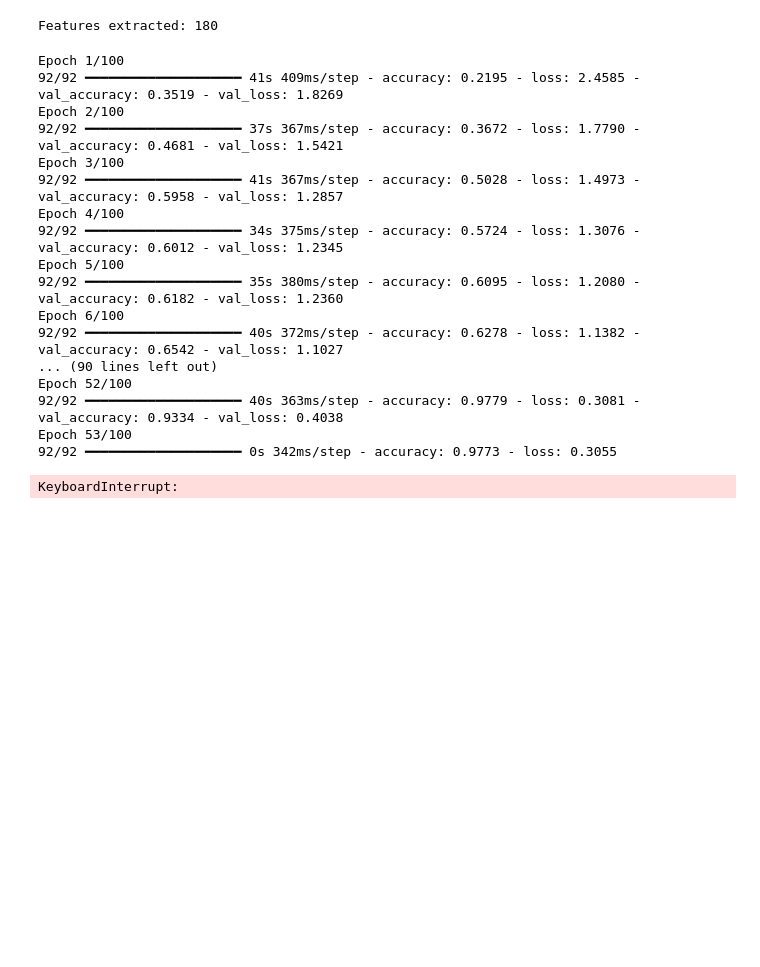
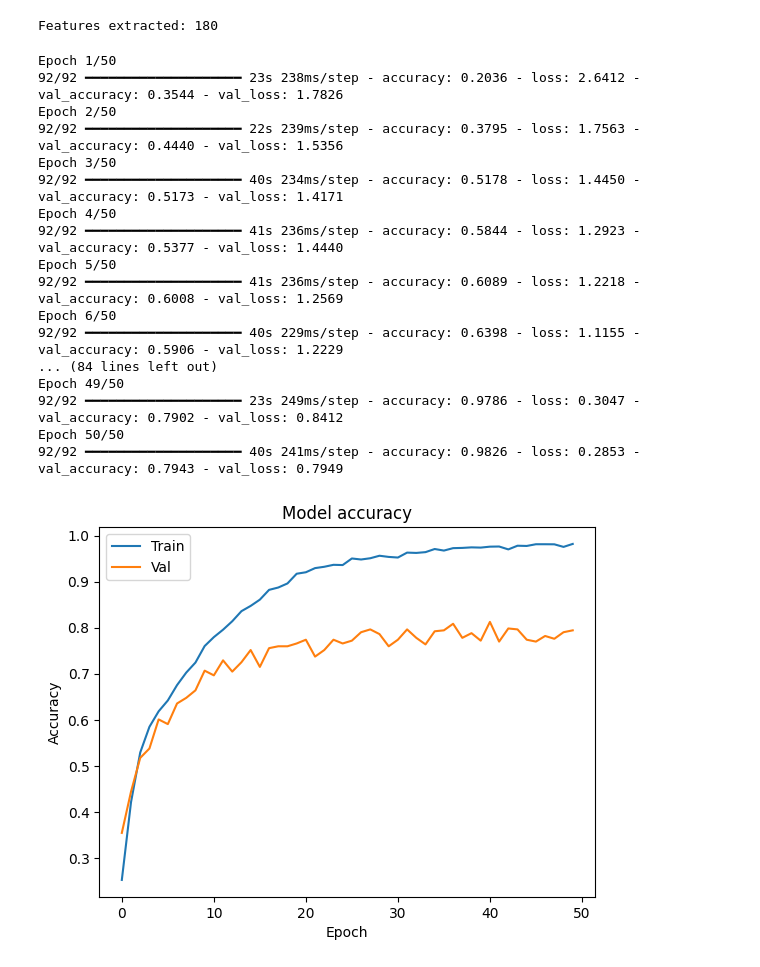
Before and after one commit to khush-2709/SER, a Jupyter notebook: notebook/Speech_Emotion_Classification.ipynb, the cells around one changed output. Drawn from its saved outputs; the diff is of its cells as text; code cells hidden in the pictures; blank space fills up the shorter version.

Commit message:
update : clean up code, update notebook and test_audio

```diff
--- a/notebook/Speech_Emotion_Classification.ipynb
+++ b/notebook/Speech_Emotion_Classification.ipynb
@@ -287,23 +315,32 @@ model.compile(loss='sparse_categorical_crossentropy', optimizer=opt,metrics=['ac
 # %%
 XProccessed = np.expand_dims(x_train, axis=2)
 XTestProcessed = np.expand_dims(x_test, axis=2)
-history = model.fit(XProccessed, y_train, epochs=100, validation_data=(XTestProcessed, y_test), batch_size=64)
+history = model.fit(XProccessed, y_train, epochs=50, validation_data=(XTestProcessed, y_test), batch_size=64)
 # %% [output]
-Epoch 1/100
-92/92 ━━━━━━━━━━━━━━━━━━━━ 41s 409ms/step - accuracy: 0.2195 - loss: 2.4585 - val_accuracy: 0.3519 - val_loss: 1.8269
-Epoch 2/100
-92/92 ━━━━━━━━━━━━━━━━━━━━ 37s 367ms/step - accuracy: 0.3672 - loss: 1.7790 - val_accuracy: 0.4681 - val_loss: 1.5421
-Epoch 3/100
-92/92 ━━━━━━━━━━━━━━━━━━━━ 41s 367ms/step - accuracy: 0.5028 - loss: 1.4973 - val_accuracy: 0.5958 - val_loss: 1.2857
-Epoch 4/100
-92/92 ━━━━━━━━━━━━━━━━━━━━ 34s 375ms/step - accuracy: 0.5724 - loss: 1.3076 - val_accuracy: 0.6012 - val_loss: 1.2345
-Epoch 5/100
-92/92 ━━━━━━━━━━━━━━━━━━━━ 35s 380ms/step - accuracy: 0.6095 - loss: 1.2080 - val_accuracy: 0.6182 - val_loss: 1.2360
-Epoch 6/100
-92/92 ━━━━━━━━━━━━━━━━━━━━ 40s 372ms/step - accuracy: 0.6278 - loss: 1.1382 - val_accuracy: 0.6542 - val_loss: 1.1027
-... (90 lines left out)
-Epoch 52/100
-92/92 ━━━━━━━━━━━━━━━━━━━━ 40s 363ms/step - accuracy: 0.9779 - loss: 0.3081 - val_accuracy: 0.9334 - val_loss: 0.4038
-Epoch 53/100
-92/92 ━━━━━━━━━━━━━━━━━━━━ 0s 342ms/step - accuracy: 0.9773 - loss: 0.3055
+Epoch 1/50
+92/92 ━━━━━━━━━━━━━━━━━━━━ 23s 238ms/step - accuracy: 0.2036 - loss: 2.6412 - val_accuracy: 0.3544 - val_loss: 1.7826
+Epoch 2/50
+92/92 ━━━━━━━━━━━━━━━━━━━━ 22s 239ms/step - accuracy: 0.3795 - loss: 1.7563 - val_accuracy: 0.4440 - val_loss: 1.5356
+Epoch 3/50
+92/92 ━━━━━━━━━━━━━━━━━━━━ 40s 234ms/step - accuracy: 0.5178 - loss: 1.4450 - val_accuracy: 0.5173 - val_loss: 1.4171
+Epoch 4/50
+92/92 ━━━━━━━━━━━━━━━━━━━━ 41s 236ms/step - accuracy: 0.5844 - loss: 1.2923 - val_accuracy: 0.5377 - val_loss: 1.4440
+Epoch 5/50
+92/92 ━━━━━━━━━━━━━━━━━━━━ 41s 236ms/step - accuracy: 0.6089 - loss: 1.2218 - val_accuracy: 0.6008 - val_loss: 1.2569
+Epoch 6/50
+92/92 ━━━━━━━━━━━━━━━━━━━━ 40s 229ms/step - accuracy: 0.6398 - loss: 1.1155 - val_accuracy: 0.5906 - val_loss: 1.2229
+... (84 lines left out)
+Epoch 49/50
+92/92 ━━━━━━━━━━━━━━━━━━━━ 23s 249ms/step - accuracy: 0.9786 - loss: 0.3047 - val_accuracy: 0.7902 - val_loss: 0.8412
+Epoch 50/50
+92/92 ━━━━━━━━━━━━━━━━━━━━ 40s 241ms/step - accuracy: 0.9826 - loss: 0.2853 - val_accuracy: 0.7943 - val_loss: 0.7949
-KeyboardInterrupt:
+# %%
+plt.plot(history.history['accuracy'])
+plt.plot(history.history['val_accuracy'])
+plt.title('Model accuracy')
+plt.ylabel('Accuracy')
+plt.xlabel('Epoch')
+plt.legend(['Train', 'Val'], loc='upper left')
+plt.show()
+# %% [output]
+[figure, added]
```
Also changed, not shown: parts of 21 cells of this notebook, 8 other files.
